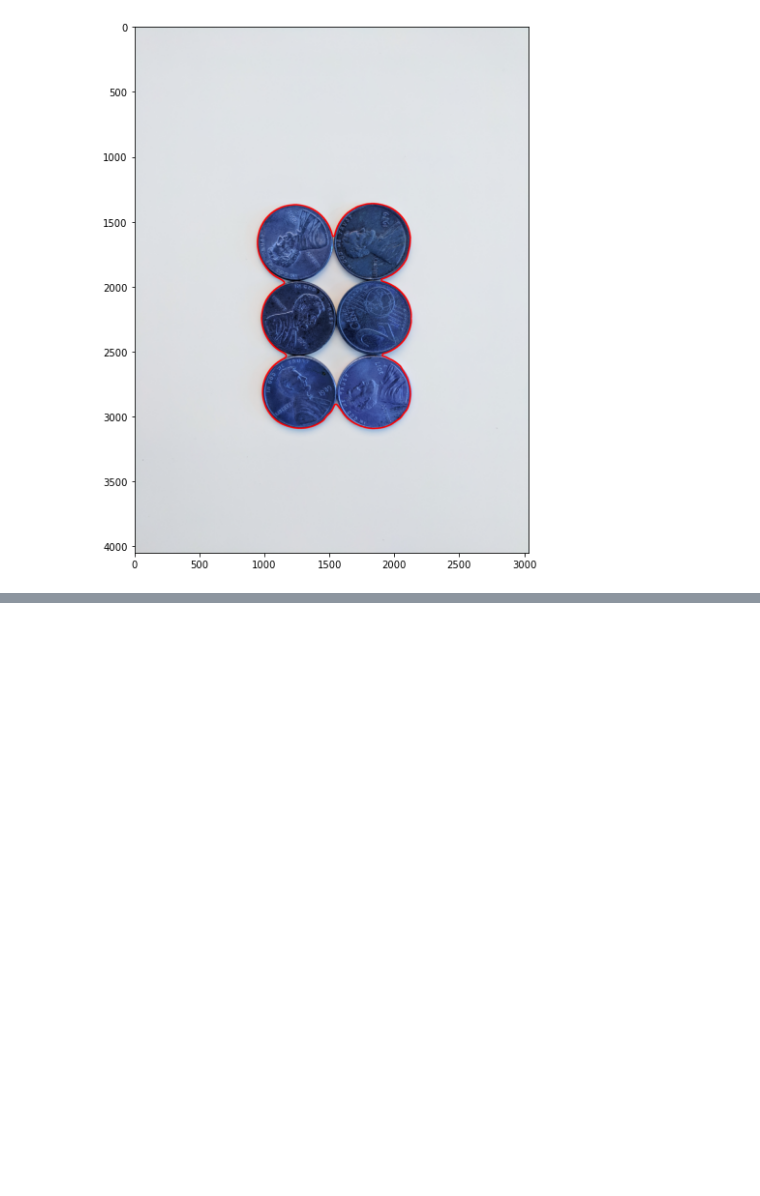
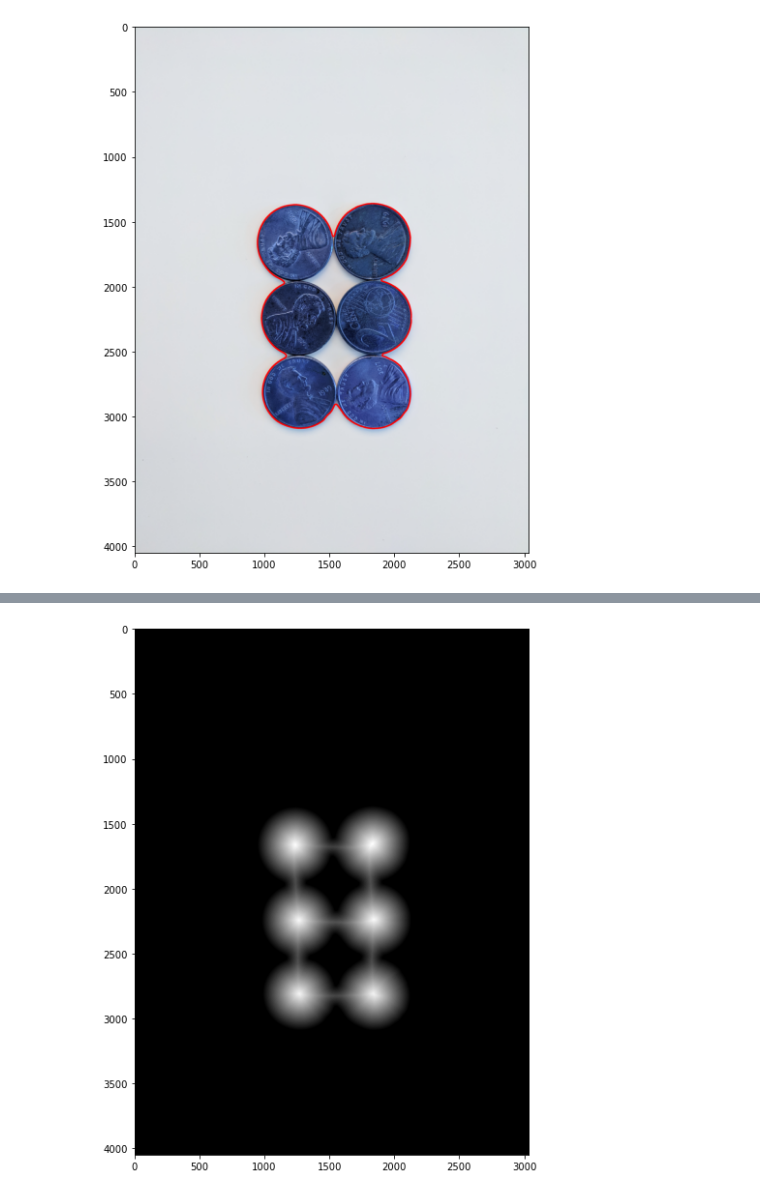
Before and after one commit to Zahed-Golabi/Computer-Vision, a Jupyter notebook: 5. Object Detection with Opencv/Watershed Algorithm.ipynb, the cells around one changed output, grey strips where cells are left out. Cells and saved outputs as stored; diff of their text form; code cells hidden in the pictures; blank space fills up the shorter version.

```diff
--- a/5. Object Detection with Opencv/Watershed Algorithm.ipynb
+++ b/5. Object Detection with Opencv/Watershed Algorithm.ipynb
@@ -95,0 +102,7 @@ display(opening)
+# %%
+# Distance Transform
+dist_transform = cv2.distanceTransform(opening,cv2.DIST_L2,5)
+# %%
+display(dist_transform)
+# %% [output]
+[figure, added]
```
Also changed, not shown: parts of 31 cells of this notebook.
